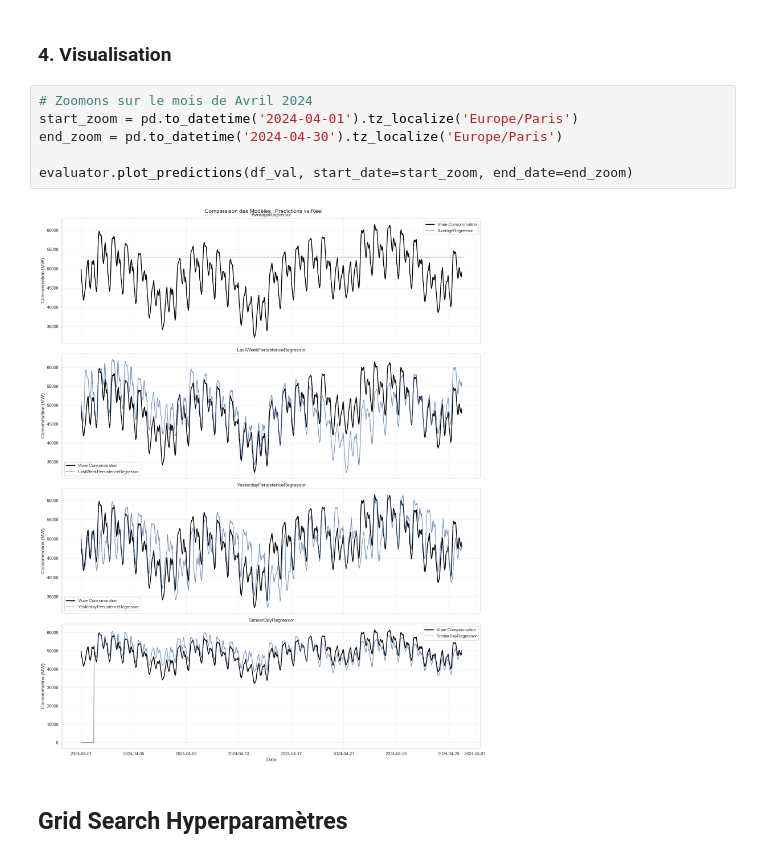
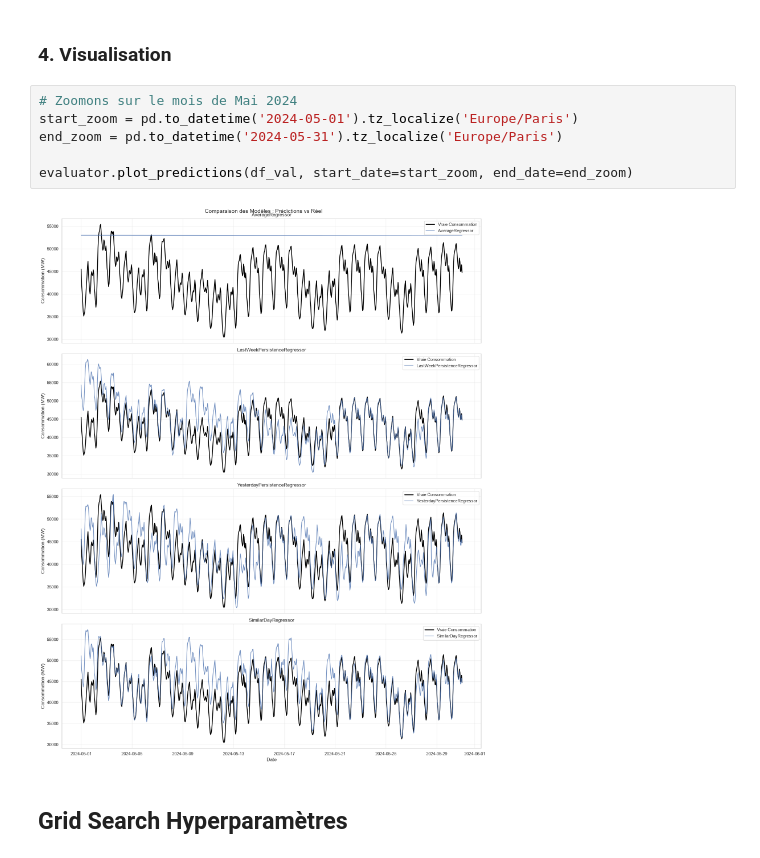
Before and after one commit to LeStolz/ConsommationElectrique, a Jupyter notebook: notebooks/02_evaluation.ipynb, the cells around one changed output. Cells and saved outputs as stored; diff of their text form.

```diff
--- a/notebooks/02_evaluation.ipynb
+++ b/notebooks/02_evaluation.ipynb
@@ -80,13 +86,13 @@ Score : MAE = 3413.45 MW | RMSE = 5526.34 MW | MAPE = 6.39%
 # %% [markdown]
 ### 4. Visualisation
 # %%
-# Zoomons sur le mois de Avril 2024
-start_zoom = pd.to_datetime('2024-04-01').tz_localize('Europe/Paris')
-end_zoom = pd.to_datetime('2024-04-30').tz_localize('Europe/Paris')
+# Zoomons sur le mois de Mai 2024
+start_zoom = pd.to_datetime('2024-05-01').tz_localize('Europe/Paris')
+end_zoom = pd.to_datetime('2024-05-31').tz_localize('Europe/Paris')
 
 evaluator.plot_predictions(df_val, start_date=start_zoom, end_date=end_zoom)
 # %% [output]
-[figure, old version]
+[figure, new version]
 # %% [markdown]
 ## Grid Search Hyperparamètres
 # %%
```
Also changed, not shown: parts of 5 cells of this notebook, 7 other files.
